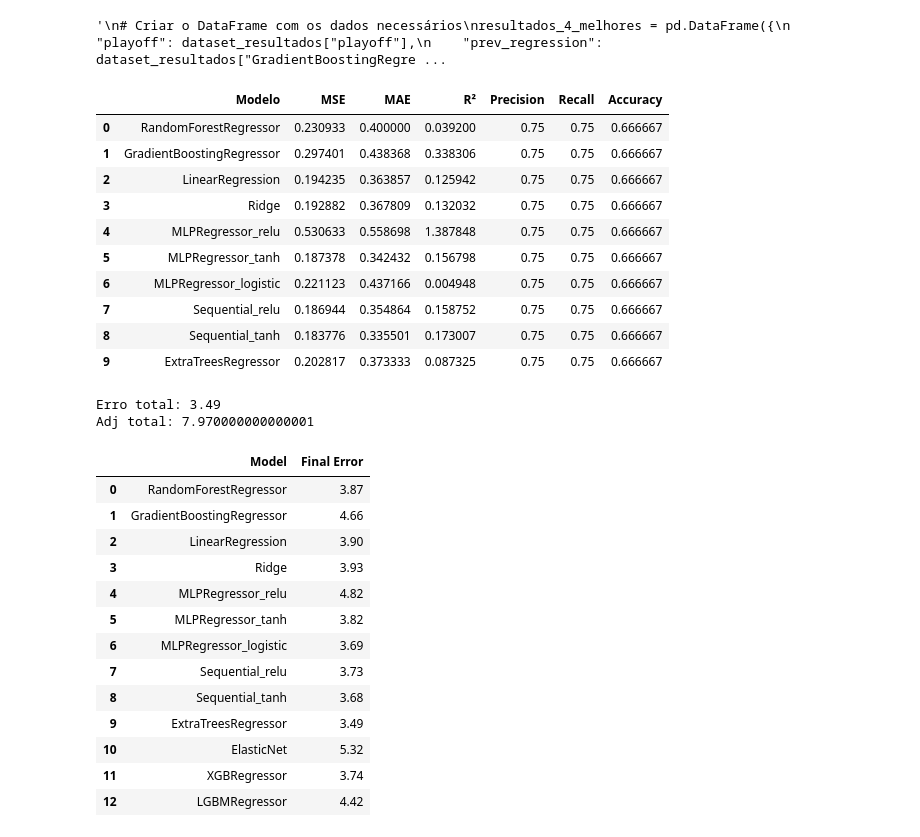
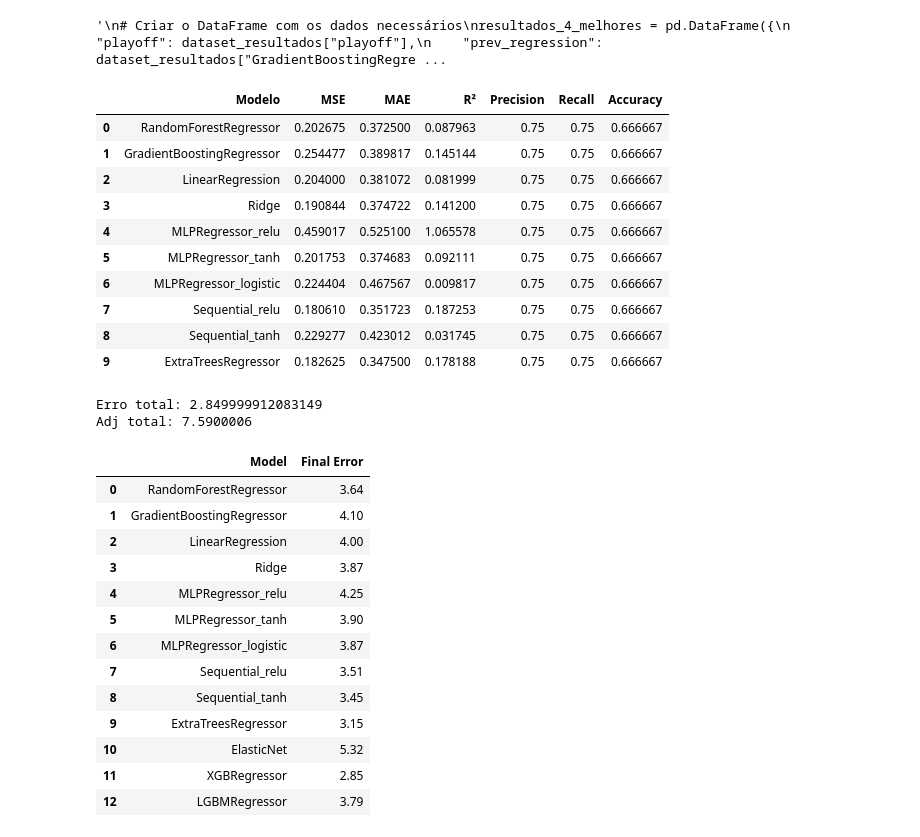
Before and after one commit to maxbper/AC, a Jupyter notebook: junta_2.ipynb, the cells around one changed output. Saved outputs shown, nothing was run; the diff lists cells and outputs as text; code cells hidden in the pictures.

```diff
--- a/junta_2.ipynb
+++ b/junta_2.ipynb
@@ -460,7 +460,7 @@ scaler = MinMaxScaler()
 features_scaled = scaler.fit_transform(features)
 
 # Aplicar o PCA
-pca = PCA(n_components=3) #TODO mudar aqui o numero de colunas a selecionar
+pca = PCA(n_components=4) #TODO mudar aqui o numero de colunas a selecionar
 pca.fit(features_scaled)
 
 # Verificar as cargas (coeficientes) dos componentes principais
@@ -470,12 +470,12 @@ components = pca.components_
 # Vamos mostrar a importância de cada variável nas componentes principais
 
 # Calcular a soma das cargas absolutas para cada variável
-importance = pd.DataFrame(abs(components), columns=['PER', 'TS%', 'eFG%','stocks','dar'], index=['PC1', 'PC2','PC3']) #TODO mudar aqui as variaveis
+importance = pd.DataFrame(abs(components), columns=['PER', 'TS%', 'eFG%','stocks','dar'], index=['PC1', 'PC2','PC3', 'PC4']) #TODO mudar aqui as variaveis
 #TODO meter tantos PC quanto variaves a selecionar
 importance_sum = importance.sum(axis=0)
 
 # Selecionar as duas variáveis mais importantes
-most_important_features = importance_sum.sort_values(ascending=False).head(3) #TODO mudar aqui o numero de variaveis
+most_important_features = importance_sum.sort_values(ascending=False).head(4) #TODO mudar aqui o numero de variaveis
 
 # Exibir apenas os nomes das variáveis mais importantes
 important_variable_names = most_important_features.index.tolist()
@@ -522,7 +522,7 @@ print(team_year_stats)
 
 # Selecionar apenas colunas numéricas
 # Lista de colunas a normalizar
-columns_to_normalize = ['eFG%', 'stocks','dar','legacy_points', 'GS'] #TODO baseado nas colunas selecionadas do dataset de cima
+columns_to_normalize = ['TS%', 'stocks','dar','legacy_points', 'GS', 'PER'] #TODO baseado nas colunas selecionadas do dataset de cima
 
 # Aplicar a normalização apenas nas colunas selecionadas
 team_year_stats[columns_to_normalize] = team_year_stats[columns_to_normalize].apply(
@@ -1283,16 +1283,16 @@ resultados_8_melhores = pd.DataFrame(resultados)
 resultados_8_melhores.head(10)
 # %% [output]
 |  | Modelo | MSE | MAE | R² | Precision | Recall | Accuracy |
-| 0 | RandomForestRegressor | 0.230933 | 0.400000 | 0.039200 | 0.75 | 0.75 | 0.666667 |
-| 1 | GradientBoostingRegressor | 0.297401 | 0.438368 | 0.338306 | 0.75 | 0.75 | 0.666667 |
-| 2 | LinearRegression | 0.194235 | 0.363857 | 0.125942 | 0.75 | 0.75 | 0.666667 |
-| 3 | Ridge | 0.192882 | 0.367809 | 0.132032 | 0.75 | 0.75 | 0.666667 |
-| 4 | MLPRegressor_relu | 0.530633 | 0.558698 | 1.387848 | 0.75 | 0.75 | 0.666667 |
-| 5 | MLPRegressor_tanh | 0.187378 | 0.342432 | 0.156798 | 0.75 | 0.75 | 0.666667 |
-| 6 | MLPRegressor_logistic | 0.221123 | 0.437166 | 0.004948 | 0.75 | 0.75 | 0.666667 |
-| 7 | Sequential_relu | 0.186944 | 0.354864 | 0.158752 | 0.75 | 0.75 | 0.666667 |
-| 8 | Sequential_tanh | 0.183776 | 0.335501 | 0.173007 | 0.75 | 0.75 | 0.666667 |
-| 9 | ExtraTreesRegressor | 0.202817 | 0.373333 | 0.087325 | 0.75 | 0.75 | 0.666667 |
+| 0 | RandomForestRegressor | 0.202675 | 0.372500 | 0.087963 | 0.75 | 0.75 | 0.666667 |
+| 1 | GradientBoostingRegressor | 0.254477 | 0.389817 | 0.145144 | 0.75 | 0.75 | 0.666667 |
+| 2 | LinearRegression | 0.204000 | 0.381072 | 0.081999 | 0.75 | 0.75 | 0.666667 |
+| 3 | Ridge | 0.190844 | 0.374722 | 0.141200 | 0.75 | 0.75 | 0.666667 |
+| 4 | MLPRegressor_relu | 0.459017 | 0.525100 | 1.065578 | 0.75 | 0.75 | 0.666667 |
+| 5 | MLPRegressor_tanh | 0.201753 | 0.374683 | 0.092111 | 0.75 | 0.75 | 0.666667 |
+| 6 | MLPRegressor_logistic | 0.224404 | 0.467567 | 0.009817 | 0.75 | 0.75 | 0.666667 |
+| 7 | Sequential_relu | 0.180610 | 0.351723 | 0.187253 | 0.75 | 0.75 | 0.666667 |
+| 8 | Sequential_tanh | 0.229277 | 0.423012 | 0.031745 | 0.75 | 0.75 | 0.666667 |
+| 9 | ExtraTreesRegressor | 0.182625 | 0.347500 | 0.178188 | 0.75 | 0.75 | 0.666667 |
 # %%
 #TODO Avaliar da forma do stor
 
@@ -1320,50 +1320,50 @@ for col in model_columns:
     total_sum = dataset_resultados[f'adj_{col}'].sum()
     if total_sum != 0:
         adjustment_factor = 8 / total_sum
         dataset_resultados[f'adj_{col}'] = (dataset_resultados[f'adj_{col}'] * adjustment_factor).round(2)
 
     # Garantir que os valores estejam entre 0 e 1 após o ajuste
     dataset_resultados[f'adj_{col}'] = dataset_resultados[f'adj_{col}'].clip(0, 1)
 
     # Calcular o erro absoluto em relação a 'playoff'
     dataset_resultados[f'error_{col}'] = abs(dataset_resultados[f'adj_{col}'] - dataset_resultados['playoff'])
 
 # Identificar as colunas de erro (que começam com 'error_')
 error_columns = [col for col in dataset_resultados.columns if col.startswith('error_')]
 
 # Criar um dicionário com os erros finais para cada modelo
 final_errors = {
     col.replace('error_', ''): dataset_resultados[col].sum() for col in error_columns
 }
 
 # Criar um DataFrame com os resultados finais
 error_summary = pd.DataFrame(final_errors.items(), columns=['Model', 'Final Error'])
 
 # Salvar o resultado num CSV
-output_columns = dataset_resultados[['tmID', 'adj_ExtraTreesRegressor']]
-output_columns = output_columns.rename(columns={'adj_ExtraTreesRegressor': 'Playoff'})
+output_columns = dataset_resultados[['tmID', 'adj_XGBRegressor']]
+output_columns = output_columns.rename(columns={'adj_XGBRegressor': 'Playoff'})
 output_columns.to_csv('results4.csv', index=False)
 
-teste = dataset_resultados[['playoff','tmID','adj_ExtraTreesRegressor','error_ExtraTreesRegressor']]
+teste = dataset_resultados[['playoff','tmID','adj_XGBRegressor','error_XGBRegressor']]
 
-print("Erro total:", teste['error_ExtraTreesRegressor'].sum())
-print("Adj total:", teste['adj_ExtraTreesRegressor'].sum())
+print("Erro total:", teste['error_XGBRegressor'].sum())
+print("Adj total:", teste['adj_XGBRegressor'].sum())
 error_summary.head(15)
 #teste.head(20)
 # %% [output]
-Erro total: 3.49
-Adj total: 7.970000000000001
+Erro total: 2.849999912083149
+Adj total: 7.5900006
 |  | Model | Final Error |
-| 0 | RandomForestRegressor | 3.87 |
-| 1 | GradientBoostingRegressor | 4.66 |
-| 2 | LinearRegression | 3.90 |
-| 3 | Ridge | 3.93 |
-| 4 | MLPRegressor_relu | 4.82 |
-| 5 | MLPRegressor_tanh | 3.82 |
-| 6 | MLPRegressor_logistic | 3.69 |
-| 7 | Sequential_relu | 3.73 |
-| 8 | Sequential_tanh | 3.68 |
-| 9 | ExtraTreesRegressor | 3.49 |
+| 0 | RandomForestRegressor | 3.64 |
+| 1 | GradientBoostingRegressor | 4.10 |
+| 2 | LinearRegression | 4.00 |
+| 3 | Ridge | 3.87 |
+| 4 | MLPRegressor_relu | 4.25 |
+| 5 | MLPRegressor_tanh | 3.90 |
+| 6 | MLPRegressor_logistic | 3.87 |
+| 7 | Sequential_relu | 3.51 |
+| 8 | Sequential_tanh | 3.45 |
+| 9 | ExtraTreesRegressor | 3.15 |
 | 10 | ElasticNet | 5.32 |
-| 11 | XGBRegressor | 3.74 |
-| 12 | LGBMRegressor | 4.42 |
+| 11 | XGBRegressor | 2.85 |
+| 12 | LGBMRegressor | 3.79 |
```
Also changed, not shown: parts of 9 cells of this notebook, 1 other file.
